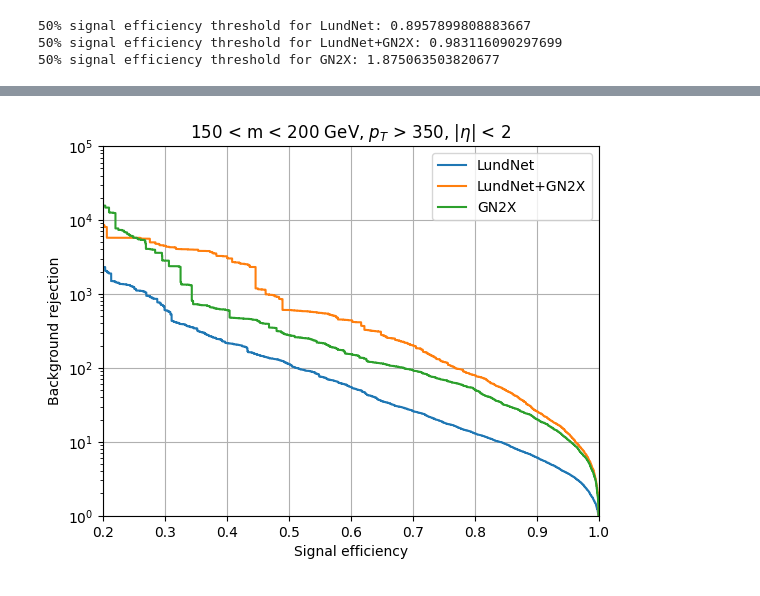
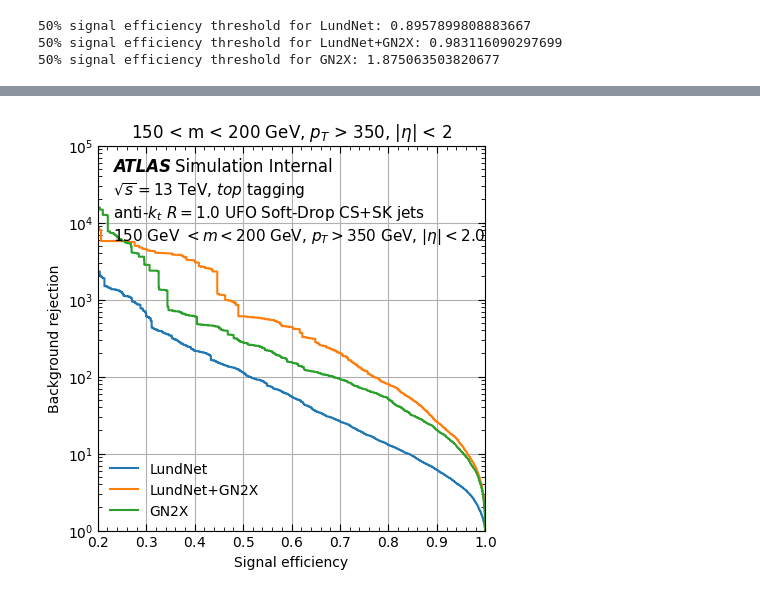
Before and after one commit to KonDoran/lundtoptagger, a Jupyter notebook: plotting.ipynb, the cells around one changed output, grey strips where cells are left out. Cells and saved outputs as stored; diff of their text form; code cells hidden in the pictures.

```diff
--- a/plotting.ipynb
+++ b/plotting.ipynb
@@ -119,15 +134,17 @@ for i, model in enumerate(selected_models):
     hist_params["color"] = f"C{i}"
     plt.hist(scores[labels==0], weights=weights[labels==0], label="Background "+model, ls="--", **hist_params)
     plt.hist(scores[labels==1], weights=weights[labels==1], label="Signal "+model,     ls="-",  **hist_params)
-    plt.legend()
+plt.legend(frameon=False)
+# plt.legend(frameon=False, bbox_to_anchor=(1.04,0.5), loc="center left")
 plt.show()
 for i, model in enumerate(selected_models):
     scores = models[model]["scores"]
     hist_params["color"] = f"C{i}"
     plt.hist(scores[labels==0], weights=weights[labels==0], label="Background "+model, ls="--", **hist_params)
     plt.hist(scores[labels==1], weights=weights[labels==1], label="Signal "+model,     ls="-",  **hist_params)
-    plt.legend()
     plt.yscale('log')
+plt.legend(frameon=False)
+# plt.legend(frameon=False, bbox_to_anchor=(1.04,0.5), loc="center left")
 plt.show()
 
 selected_models = ["GN2X"]
@@ -136,14 +153,16 @@ for i, model in enumerate(selected_models):
     hist_params["color"] = f"C{i}"
     plt.hist(scores[labels==0], weights=weights[labels==0], label="Background "+model, ls="--", **hist_params)
     plt.hist(scores[labels==1], weights=weights[labels==1], label="Signal "+model,     ls="-",  **hist_params)
-    plt.legend()
+plt.legend(frameon=False)
+# plt.legend(frameon=False, bbox_to_anchor=(1.04,0.5), loc="center left")
 plt.show()
 for i, model in enumerate(selected_models):
     scores = models[model]["scores"]
     hist_params["color"] = f"C{i}"
     plt.hist(scores[labels==0], weights=weights[labels==0], label="Background "+model, ls="--", **hist_params)
     plt.hist(scores[labels==1], weights=weights[labels==1], label="Signal "+model,     ls="-",  **hist_params)
-    plt.legend()
     plt.yscale('log')
+plt.legend(frameon=False)
+# plt.legend(frameon=False, bbox_to_anchor=(1.04,0.5), loc="center left")
 plt.show()
 # %% [output]
@@ -265,19 +299,37 @@ plt.show()
 # %%
 selected_models = models.keys()  # Use all models for now
+
+fig, ax1 = plt.subplots(figsize=(5, 5))
+
 for trained_model in selected_models:
     fpr = models[trained_model]["fpr"]
     tpr = models[trained_model]["tpr"]
     plt.plot(tpr, 1/fpr, label=f"{trained_model}")
 
 plt.title(f"{m_min} < m < {m_max} GeV, $p_T$ > {pt_min}, |$\eta$| < {eta_max}")
 plt.xlabel("Signal efficiency")
 plt.ylabel("Background rejection")
 plt.xlim([0.2, 1])
 plt.ylim([1, 1e5])
 plt.yscale("log")
+plt.legend(frameon=False)
+# plt.legend(frameon=False, bbox_to_anchor=(1.04,0.5), loc="center left")
+
+# Add ATLAS label
+atlas_label = r"ATLAS"
+atlas_sim = r"Simulation Internal"
+atlas_info = r"$\sqrt{s} = 13$ TeV, $top$ tagging"  # TODO: make it autimatically use W or top based on selected config
+jet_info = r"anti-$k_t$ $R=1.0$ UFO Soft-Drop CS+SK jets"
+selection_info = r"$150$ GeV $< m < 200$ GeV, $p_T > 350$ GeV, $| \eta | < 2.0$"
+# selection_info = r"$m > 40$ GeV, $p_T > 350$ GeV, $| \eta | < 2.0$" # TODO: make this dynamic based on selection
+text_args = {"transform": ax1.transAxes, "va": 'top'}
+ax1.text(0.04, 0.97, atlas_label,    fontsize=12, **text_args, fontweight='bold', style='italic')
+ax1.text(0.20, 0.97, atlas_sim,      fontsize=12, **text_args)
+ax1.text(0.04, 0.91, atlas_info,     fontsize=11, **text_args)
+ax1.text(0.04, 0.85, jet_info,       fontsize=11, **text_args)
+ax1.text(0.04, 0.79, selection_info, fontsize=11, **text_args)
+
 plt.grid(True)
-plt.legend()
-# plt.legend(bbox_to_anchor=(1.04,0.5), loc="center left")
 plt.show()
 # %% [output]
-[figure, old version]
+[figure, new version]
```
Also changed, not shown: parts of 5 cells of this notebook, 1 other file.
